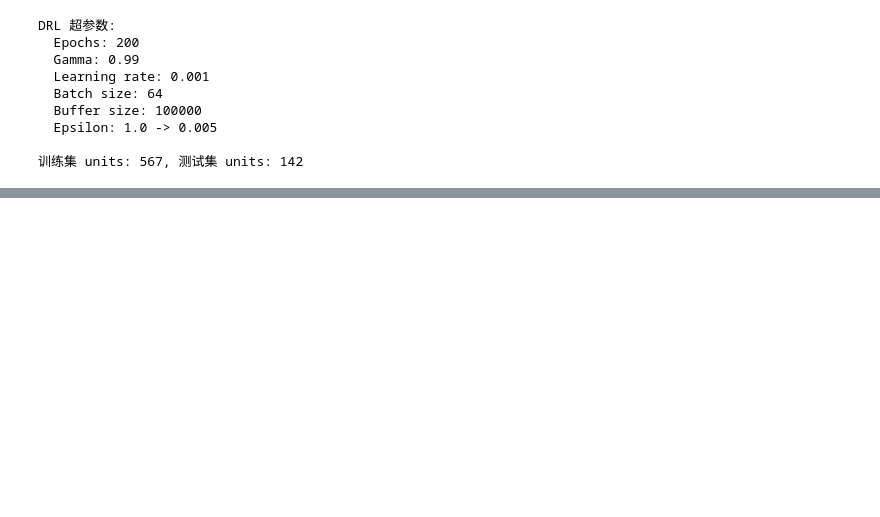
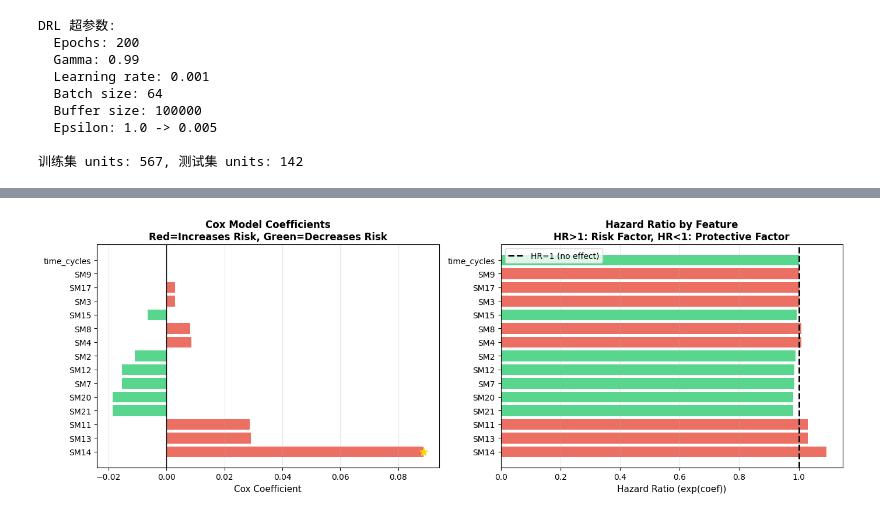
Before and after one commit to keter0001/lifelines-, a Jupyter notebook: colab DRL学习.ipynb, the cells around one changed output, grey strips where cells are left out. Cells and saved outputs as stored; diff of their text form; code cells hidden in the pictures; blank space fills up the shorter version.

```diff
--- a/colab DRL学习.ipynb
+++ b/colab DRL学习.ipynb
@@ -1629,7 +1648,7 @@ import json
 MODEL_PATH = "drl_maintenance_model.pth"
 HISTORY_PATH = "drl_training_history.json"
 OBJECTS_PATH = "drl_essential_objects.pkl"
-FORCE_RETRAIN = True  # 强制重新训练以应用修复
+FORCE_RETRAIN = False  # 设置为 False 以加载已保存的模型，不重新训练
 
 # ==========================================
 # 状态运行成本函数
@@ -3109,0 +2629,81 @@ print("  - drl_trajectory_unit_*.png (轨迹可视化)")
+# %%
+# ==========================================
+# EVAL 6. Cox 模型系数分析 (特征重要性)
+# ==========================================
+"""
+【分析目的】
+1. 理解哪些传感器对故障预测最重要
+2. 验证模型的物理合理性
+3. 为领域专家提供可解释的结果
+"""
+
+print("=" * 70)
+print("📈 Cox 模型系数分析 (Feature Importance)")
+print("=" * 70)
+
+# 提取 Cox 模型系数
+cox_summary = ctv.summary
+coef_df = cox_summary[['coef', 'exp(coef)', 'p']].copy()
+coef_df.columns = ['Coefficient', 'Hazard Ratio', 'p-value']
+coef_df['Significant'] = coef_df['p-value'] < 0.05
+coef_df['abs_coef'] = coef_df['Coefficient'].abs()
+coef_df = coef_df.sort_values('abs_coef', ascending=False)
+
+print("\n【Cox 模型系数表】(按重要性排序)")
+print("-" * 70)
+print(f"{'Feature':<10} | {'Coef':>10} | {'HR':>10} | {'p-value':>10} | {'Significant':>10}")
+print("-" * 70)
+
+for idx, row in coef_df.iterrows():
+    sig = "✅ Yes" if row['Significant'] else "❌ No"
+    print(f"{idx:<10} | {row['Coefficient']:>10.4f} | {row['Hazard Ratio']:>10.4f} | "
+          f"{row['p-value']:>10.4f} | {sig:>10}")
+
+# 可视化
+fig, axes = plt.subplots(1, 2, figsize=(14, 5))
+
+# 1) 系数条形图
+ax1 = axes[0]
+colors = ['#e74c3c' if c > 0 else '#2ecc71' for c in coef_df['Coefficient']]
+bars = ax1.barh(range(len(coef_df)), coef_df['Coefficient'], color=colors, alpha=0.8)
+ax1.set_yticks(range(len(coef_df)))
+ax1.set_yticklabels(coef_df.index)
+ax1.axvline(0, color='black', linewidth=1)
+ax1.set_xlabel("Cox Coefficient", fontsize=11)
+ax1.set_title("Cox Model Coefficients\nRed=Increases Risk, Green=Decreases Risk",
+              fontsize=12, fontweight='bold')
+ax1.grid(True, alpha=0.3, axis='x')
+
+# 标注显著性
+for i, (idx, row) in enumerate(coef_df.iterrows()):
+    if row['Significant']:
+        ax1.scatter(row['Coefficient'], i, color='gold', s=100, marker='*', zorder=5)
+
+# 2) Hazard Ratio 条形图
+ax2 = axes[1]
+hr_values = coef_df['Hazard Ratio'].values
+colors_hr = ['#e74c3c' if hr > 1 else '#2ecc71' for hr in hr_values]
+ax2.barh(range(len(coef_df)), hr_values, color=colors_hr, alpha=0.8)
+ax2.set_yticks(range(len(coef_df)))
+ax2.set_yticklabels(coef_df.index)
+ax2.axvline(1, color='black', linewidth=2, linestyle='--', label='HR=1 (no effect)')
+ax2.set_xlabel("Hazard Ratio (exp(coef))", fontsize=11)
+ax2.set_title("Hazard Ratio by Feature\nHR>1: Risk Factor, HR<1: Protective Factor",
+              fontsize=12, fontweight='bold')
+ax2.grid(True, alpha=0.3, axis='x')
+ax2.legend()
+
+plt.tight_layout()
+plt.savefig("cox_coefficients.png", dpi=150, bbox_inches='tight')
+plt.show()
+
+# 总结
+print(f"\n【关键发现】")
+sig_features = coef_df[coef_df['Significant']].index.tolist()
+print(f"  显著特征 (p<0.05): {', '.join(sig_features) if sig_features else 'None'}")
+
+risk_factors = coef_df[(coef_df['Hazard Ratio'] > 1) & coef_df['Significant']].index.tolist()
+protective_factors = coef_df[(coef_df['Hazard Ratio'] < 1) & coef_df['Significant']].index.tolist()
+print(f"  风险因素 (HR>1): {', '.join(risk_factors) if risk_factors else 'None'}")
+print(f"  保护因素 (HR<1): {', '.join(protective_factors) if protective_factors else 'None'}")
+# %% [output]
@@ -3109,0 +2727 @@ print("  - drl_trajectory_unit_*.png (轨迹可视化)")
+[figure, added]
```
Also changed, not shown: parts of 38 cells of this notebook, 14 other files.
